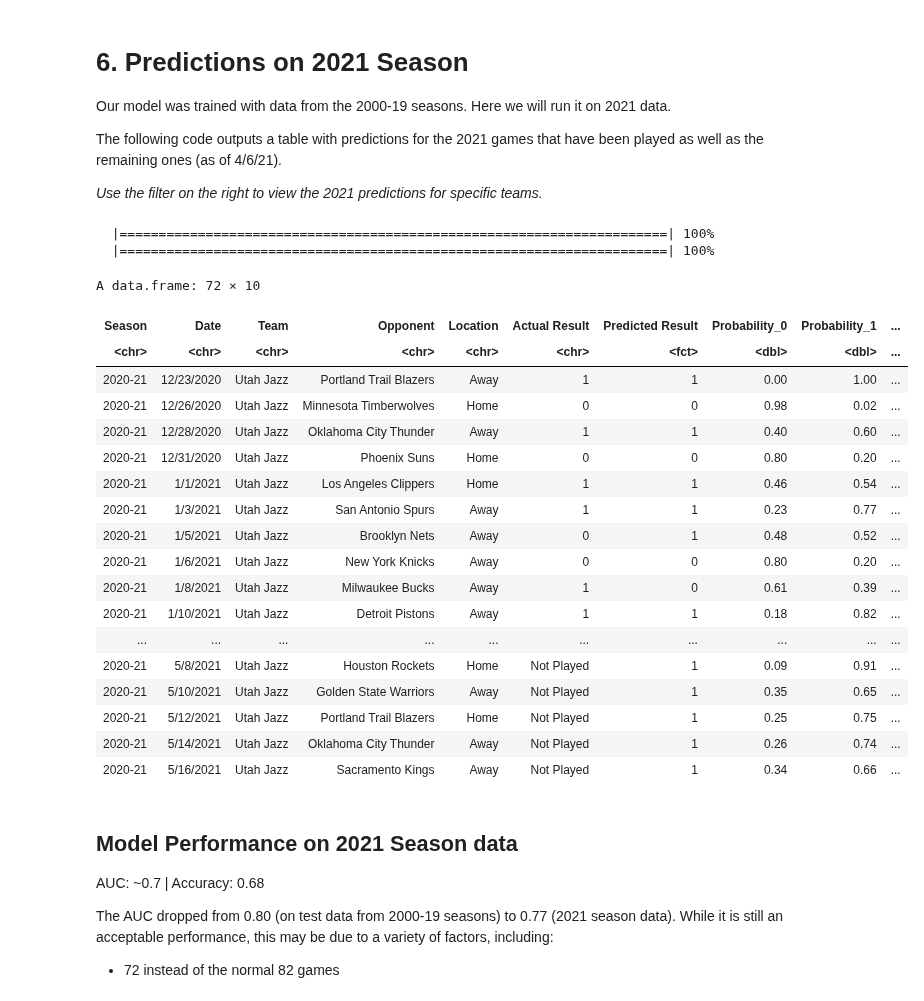
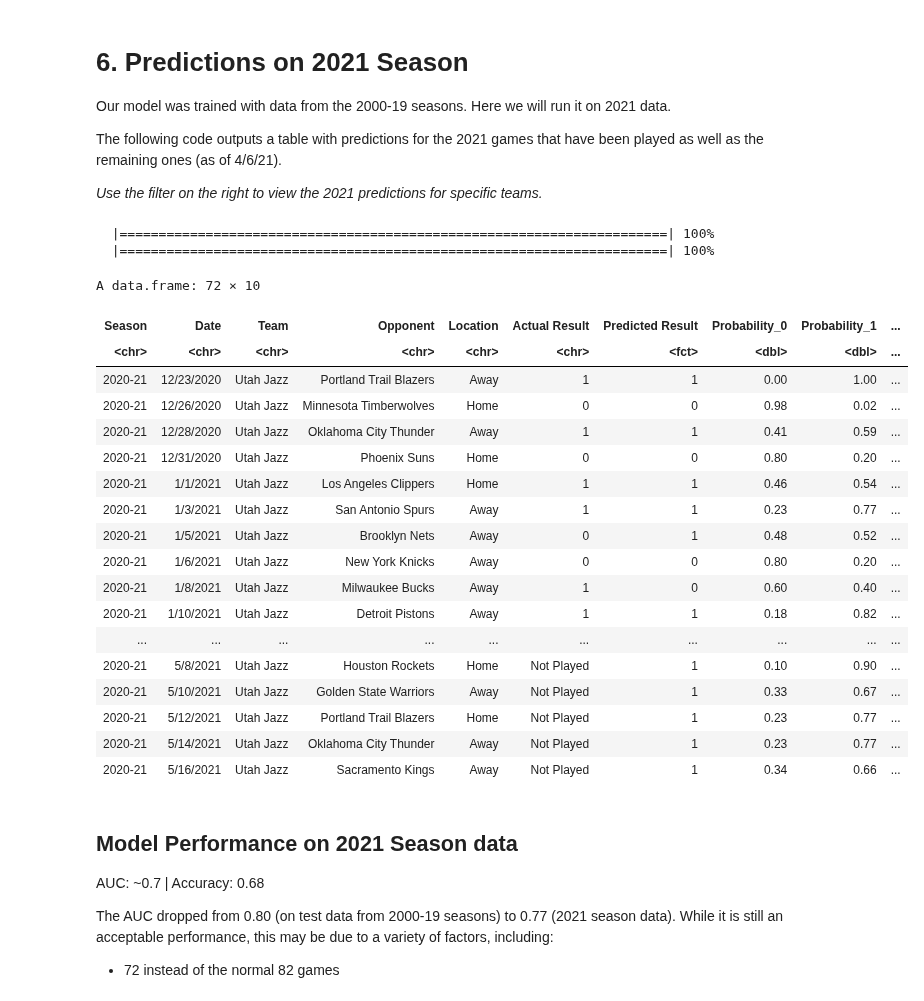
Before and after one commit to josedv82/NBA_Schedule_XGBoost_Classifier, a Jupyter notebook: NBA_Schedule_xgboost.ipynb, the cells around one changed output. Drawn from its saved outputs; the diff is of its cells as text; code cells hidden in the pictures.

```diff
--- a/NBA_Schedule_xgboost.ipynb
+++ b/NBA_Schedule_xgboost.ipynb
@@ -386,7 +386,7 @@ The following code outputs a table with predictions for the 2021 games that have
 Team1 <- "Utah Jazz" #@param ["Atlanta Hawks", "Boston Celtics", "Brooklyn Nets", "Charlotte Hornets", "Chicago Bulls", "Cleveland Cavaliers", "Dallas Mavericks", "Denver Nuggets", "Detroit Pistons", "Golden State Warriors", "Houston Rockets", "Indiana Pacers", "Los Angeles Clippers", "Los Angeles Lakers", "Memphis Grizzlies", "Miami Heat", "Milwaukee Bucks", "Minnesota Timberwolves", "New Orleans Pelicans", "New York Knicks", "Oklahoma City Thunder", "Orlando Magic", "Philadelphia 76ers", "Phoenix Suns", "Portland Trail Blazers", "Sacramento Kings", "San Antonio Spurs", "Toronto Raptors", "Utah Jazz", "Washington Wizards"]
 
 #load 2021 season data downloaded from Airball package
-dat21 <- read.csv("https://www.dropbox.com/s/inp4twxpo2jq8ox/data_nba_sche_2021.csv?dl=1") %>% mutate(ID = row_number())
+dat21 <- read.csv("https://www.dropbox.com/s/cww4xd28n6bmchg/data_nba_sche_2021.csv?dl=1") %>% mutate(ID = row_number())
 
 #remove columns not used for modeling
 dat21_mod <- dat21 %>% select(-Season, -Team, -Opponent, -Date, -G11, -G13, -G15, -G17, -G19, -G21, -Opp_G11, -Opp_G13, -Opp_G15, -Opp_G17, -Opp_G19, -Opp_G21)
@@ -400,47 +400,47 @@ pred21 <- h2o.predict(mod_xgb, newdata = h_dat21_mod)
 preds21 <- as.data.frame(pred21) %>%
 mutate(ID = row_number()) %>%
 select(ID, `Predicted Result` = predict, `Probability_0` = p0, `Probability_1` = p1)
 
 test_dat <- dat21 %>%
 select(Season, Date, Team, Opponent, Location, `Actual Result` = Result) %>%
 mutate(Location = ifelse(Location == 0, "Home", "Away")) %>%
 mutate(ID = row_number())
 
 tab <- full_join(test_dat, preds21, by = "ID") %>%
 select(-ID) %>%
 mutate(Guess = ifelse(`Actual Result` == `Predicted Result`, "Correct", "Wrong"),
        Probability_0 = round(Probability_0, 2),
        Probability_1 = round(Probability_1, 2)) %>%
 mutate(`Actual Result` = ifelse(is.na(`Actual Result`), "Not Played", `Actual Result`)) %>%
 mutate(Guess = ifelse(is.na(Guess), "?", Guess))
 
 
 # Output final table by team
 tab %>% filter(Team == Team1)
 
 # or by date
-#tab %>% filter(Date == "4/16/2021")
+#tab %>% filter(Date == "4/22/2021")
 # %% [output]
   |======================================================================| 100%
   |======================================================================| 100%
 A data.frame: 72 × 10
 | Season | Date | Team | Opponent | Location | Actual Result | Predicted Result | Probability_0 | Probability_1 | ... |
 | <chr> | <chr> | <chr> | <chr> | <chr> | <chr> | <fct> | <dbl> | <dbl> | ... |
 | 2020-21 | 12/23/2020 | Utah Jazz | Portland Trail Blazers | Away | 1 | 1 | 0.00 | 1.00 | ... |
 | 2020-21 | 12/26/2020 | Utah Jazz | Minnesota Timberwolves | Home | 0 | 0 | 0.98 | 0.02 | ... |
-| 2020-21 | 12/28/2020 | Utah Jazz | Oklahoma City Thunder | Away | 1 | 1 | 0.40 | 0.60 | ... |
+| 2020-21 | 12/28/2020 | Utah Jazz | Oklahoma City Thunder | Away | 1 | 1 | 0.41 | 0.59 | ... |
 | 2020-21 | 12/31/2020 | Utah Jazz | Phoenix Suns | Home | 0 | 0 | 0.80 | 0.20 | ... |
 | 2020-21 | 1/1/2021 | Utah Jazz | Los Angeles Clippers | Home | 1 | 1 | 0.46 | 0.54 | ... |
 | 2020-21 | 1/3/2021 | Utah Jazz | San Antonio Spurs | Away | 1 | 1 | 0.23 | 0.77 | ... |
 | 2020-21 | 1/5/2021 | Utah Jazz | Brooklyn Nets | Away | 0 | 1 | 0.48 | 0.52 | ... |
 | 2020-21 | 1/6/2021 | Utah Jazz | New York Knicks | Away | 0 | 0 | 0.80 | 0.20 | ... |
-| 2020-21 | 1/8/2021 | Utah Jazz | Milwaukee Bucks | Away | 1 | 0 | 0.61 | 0.39 | ... |
+| 2020-21 | 1/8/2021 | Utah Jazz | Milwaukee Bucks | Away | 1 | 0 | 0.60 | 0.40 | ... |
 | 2020-21 | 1/10/2021 | Utah Jazz | Detroit Pistons | Away | 1 | 1 | 0.18 | 0.82 | ... |
 | ... | ... | ... | ... | ... | ... | ... | ... | ... | ... |
-| 2020-21 | 5/8/2021 | Utah Jazz | Houston Rockets | Home | Not Played | 1 | 0.09 | 0.91 | ... |
-| 2020-21 | 5/10/2021 | Utah Jazz | Golden State Warriors | Away | Not Played | 1 | 0.35 | 0.65 | ... |
-| 2020-21 | 5/12/2021 | Utah Jazz | Portland Trail Blazers | Home | Not Played | 1 | 0.25 | 0.75 | ... |
-| 2020-21 | 5/14/2021 | Utah Jazz | Oklahoma City Thunder | Away | Not Played | 1 | 0.26 | 0.74 | ... |
+| 2020-21 | 5/8/2021 | Utah Jazz | Houston Rockets | Home | Not Played | 1 | 0.10 | 0.90 | ... |
+| 2020-21 | 5/10/2021 | Utah Jazz | Golden State Warriors | Away | Not Played | 1 | 0.33 | 0.67 | ... |
+| 2020-21 | 5/12/2021 | Utah Jazz | Portland Trail Blazers | Home | Not Played | 1 | 0.23 | 0.77 | ... |
+| 2020-21 | 5/14/2021 | Utah Jazz | Oklahoma City Thunder | Away | Not Played | 1 | 0.23 | 0.77 | ... |
 | 2020-21 | 5/16/2021 | Utah Jazz | Sacramento Kings | Away | Not Played | 1 | 0.34 | 0.66 | ... |
 # %% [markdown]
 ## Model Performance on 2021 Season data
```
Also changed, not shown: parts of 9 cells of this notebook.
